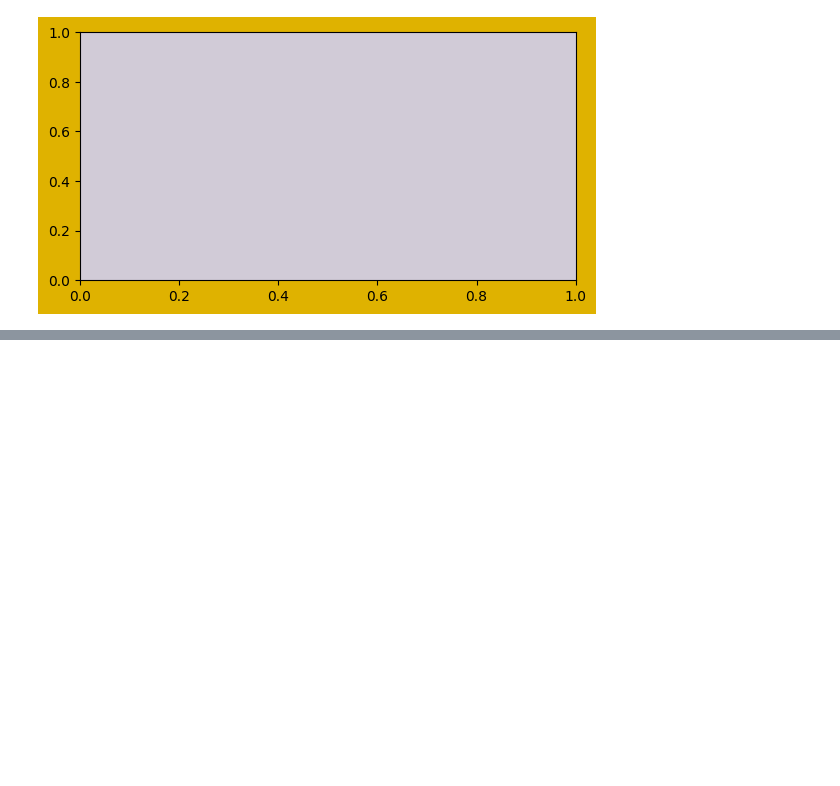
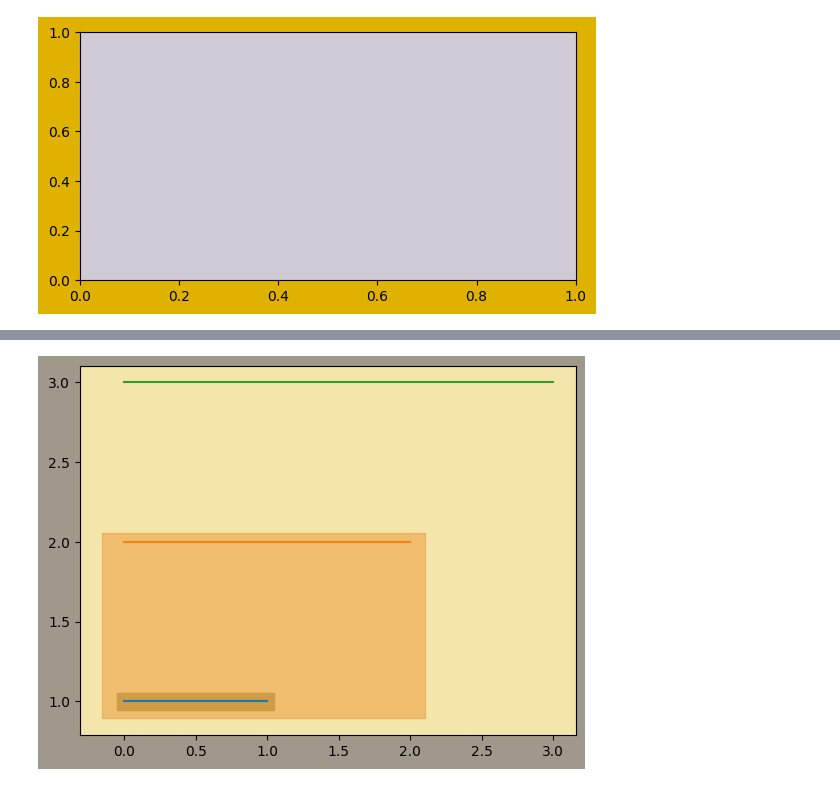
Before and after one commit to alvarohernandezalt/matplotlib_thePathof, a Jupyter notebook: 01_OOP_InterfacesDesign/AB_Appearance_TicksGridsAxes.ipynb, the cells around one changed output, grey strips where cells are left out. Drawn from its saved outputs; the diff is of its cells as text; code cells hidden in the pictures; blank space fills up the shorter version.

```diff
--- a/01_OOP_InterfacesDesign/AB_Appearance_TicksGridsAxes.ipynb
+++ b/01_OOP_InterfacesDesign/AB_Appearance_TicksGridsAxes.ipynb
@@ -23,0 +35,21 @@ ax.set_aspect(0.5)
+# %%
+fig, ax = plt.figure(facecolor='#9F998B'), plt.axes()
+colors_list = ['#9F998B','#F2884B','#DFB200','#D1CBD7']
+
+for i in range(1,4):
+  j = i -1
+  ax.plot([0,i],[i,i])
+  bottom_y, top_y = ax.get_ylim()
+  left_x, right_x = ax.get_xlim()
+  ax.fill_between(x=[left_x,right_x],
+                  y1 = bottom_y,
+                  y2 = top_y,
+                  alpha = 1/i,
+                  color=colors_list[j])
+
+# The last iteration stretches automatically limits
+# Avoid it
+ax.set_ylim(bottom_y, top_y)
+ax.set_xlim(left_x,right_x); # ; eliminates the numbers and text in the console
+# %% [output]
+[figure, added]
```
Also changed, not shown: parts of 7 cells of this notebook.
